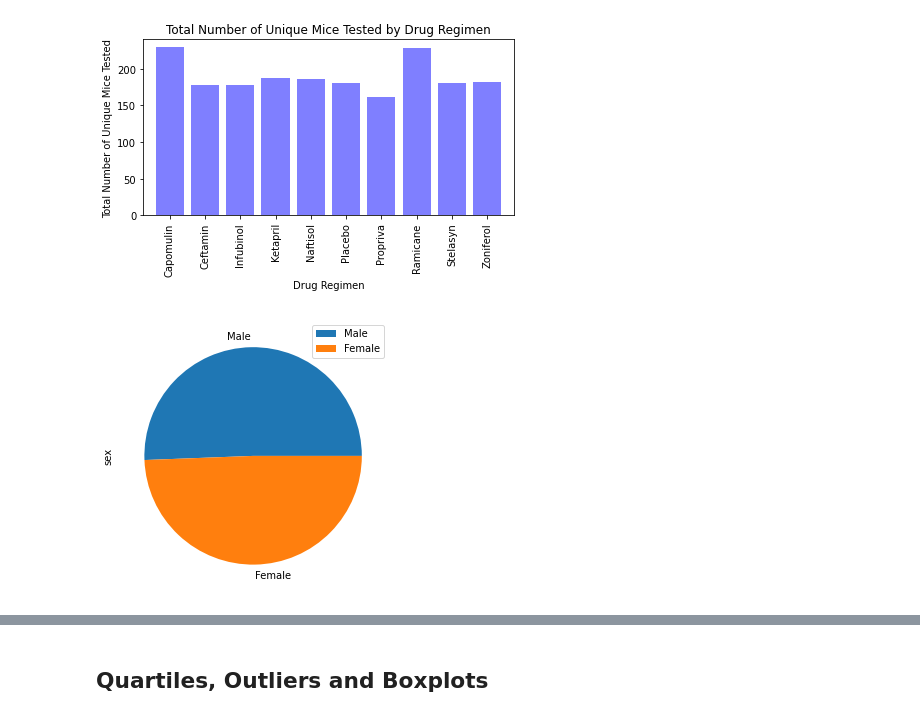
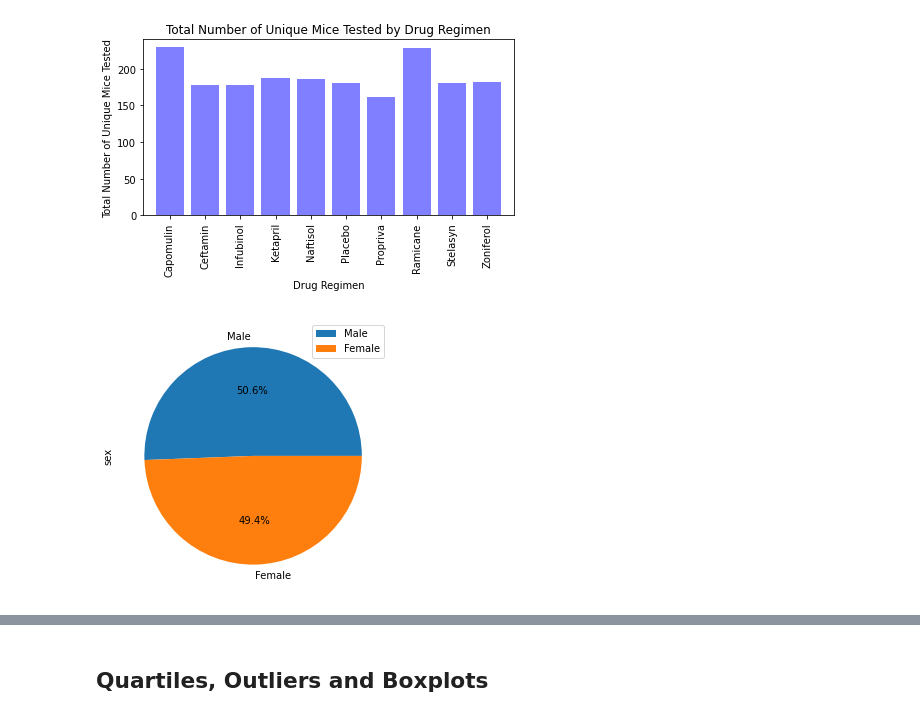
Before and after one commit to lstredler/MatPlotLib-challenge, a Jupyter notebook: pymaceuticals_starter.ipynb, the cells around one changed output, grey strips where cells are left out. Drawn from its saved outputs; the diff is of its cells as text; code cells hidden in the pictures.

Commit message:
pie charts

```diff
--- a/pymaceuticals_starter.ipynb
+++ b/pymaceuticals_starter.ipynb
@@ -192,13 +192,14 @@ plt.tight_layout()
 [figure]
 # %%
 # Generate a pie plot showing the distribution of female versus male mice using pandas
+#PANDAS PIE CHART
 
 #create new data frame for sex and mouse ID to count values
 mouse_sex_group = mouse_meta_study_df.groupby(["Sex"]).count()["Mouse ID"]
-mouse_sex_group
 
 mouse_sex_df = pd.DataFrame({'sex':[958,935]},
-                            index=['Male', 'Female'])
-plot = mouse_sex_df.plot.pie(y='sex', figsize=(5,5,))
+                            index=['Male', 'Female'],)
+plt.title=("sex")
+plot = mouse_sex_df.plot.pie(y='sex', figsize=(5,5,), autopct='%1.1f%%')
 # %% [output]
-[figure, old version]
+[figure, new version]
```
Also changed, not shown: parts of 2 cells of this notebook.
